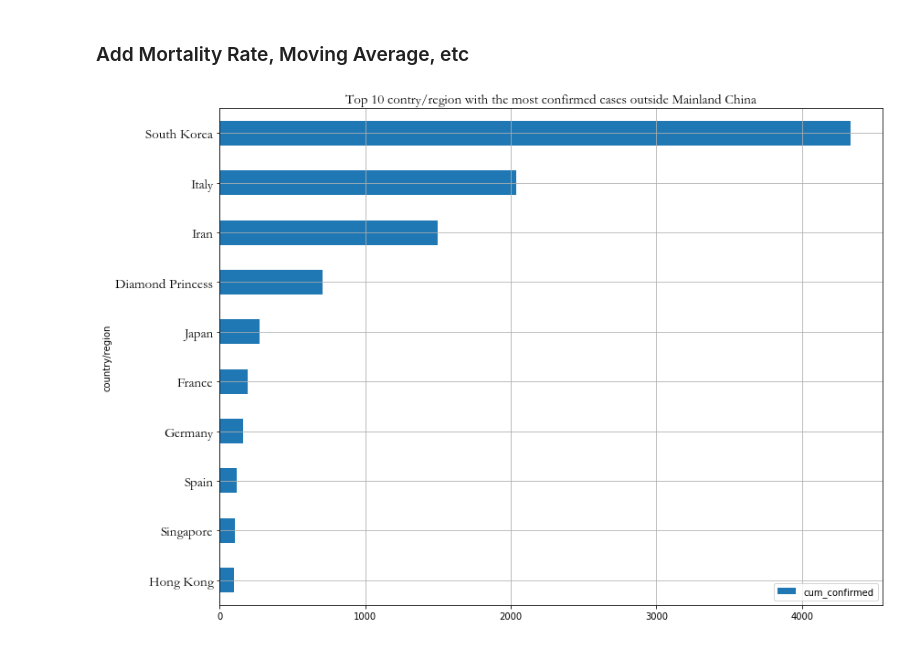
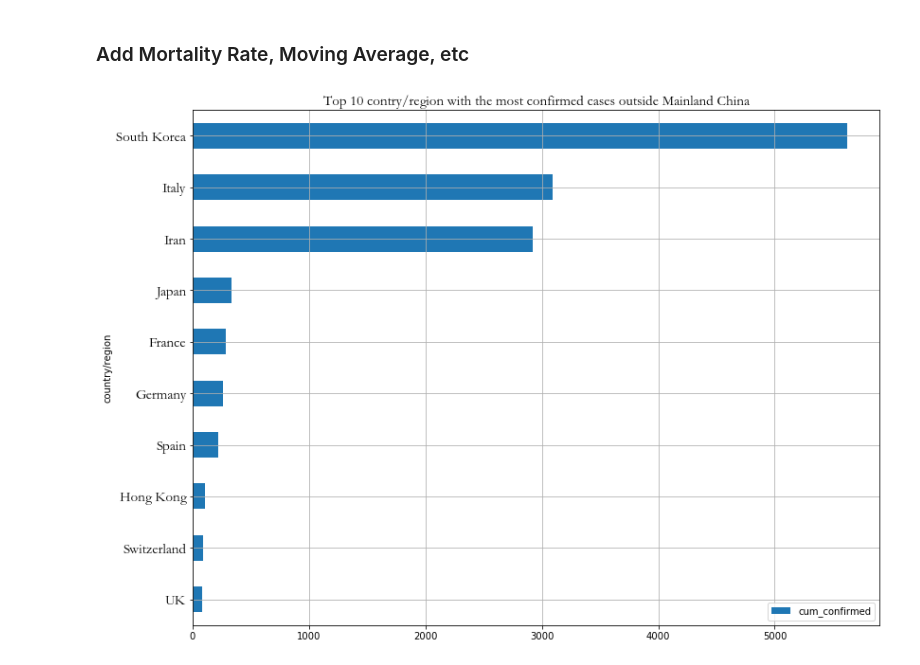
Before and after one commit to jianxu305/nCov2019_analysis, a Jupyter notebook: src/international_colab.ipynb, the cells around one changed output. Cells and saved outputs as stored; diff of their text form; code cells hidden in the pictures.

```diff
--- a/src/international_colab.ipynb
+++ b/src/international_colab.ipynb
@@ -107,8 +107,3 @@ country_frm[country_frm['new_confirmed'] < 0]
 country_frm['new_confirmed'] = np.maximum(0, country_frm['new_confirmed'])   # Japan 1/23, 2/7, US 2/24 have new confirmed < 0, looks like data error
 # %% [markdown]
 ### Add Mortality Rate, Moving Average, etc
-# %%
-country_frm['mortality_rate'] = country_frm['cum_dead'] / country_frm['cum_confirmed']
-ma = country_frm.reset_index('country/region').groupby('country/region')['new_confirmed', 'new_dead'].rolling(3, min_periods=1).mean()  # 3 day rolling average
-country_frm['new_confirmed_MA'] = ma['new_confirmed']
-country_frm['new_dead_MA'] = ma['new_dead']
@@ -115,7 +112,7 @@ country_frm['new_dead_MA'] = ma['new_dead']
+# %%
+country_frm = utils.add_moving_average(country_frm, ['country/region'], win_size=3)
 # %%
 # The next two columns are mainly for plot rendering
-country_frm['new_confirmed_logMA'] = np.log10(country_frm['new_confirmed_MA'] + 2)
-country_frm['new_dead_logMA'] = np.log10(country_frm['new_dead_MA'] + 2)
 color_countries = ['Mainland China', 'Japan', 'South Korea', 'Iran', 'Italy', 'Germany',
                    'US', 'France', 'Spain', 'Diamond Princess']
 country_frm['color'] = np.where(country_frm.index.get_level_values('country/region').isin(color_countries),
@@ -124,10 +121,10 @@ country_frm['color'] = np.where(country_frm.index.get_level_values('country/regi
 # %%
 country_ex_china = country_frm[country_frm.index.get_level_values('country/region') != 'Mainland China']
 # %%
-fig = utils.cross_sectional_bar(country_ex_china.reset_index(), '2020-03-02', 'cum_confirmed', 'country/region', 10,
+fig = utils.cross_sectional_bar(country_ex_china.reset_index(), '2020-03-04', 'cum_confirmed', 'country/region', 10,
                                 title='Top 10 contry/region with the most confirmed cases outside Mainland China')
 # %% [output]
-[figure, old version]
+[figure, new version]
 # %%
 date = datetime.date(2020, 3, 2)
 fig = px.scatter(country_ex_china.loc[(slice(None), date), :].reset_index(),
```
Also changed, not shown: parts of 4 cells of this notebook, 1 other file.
